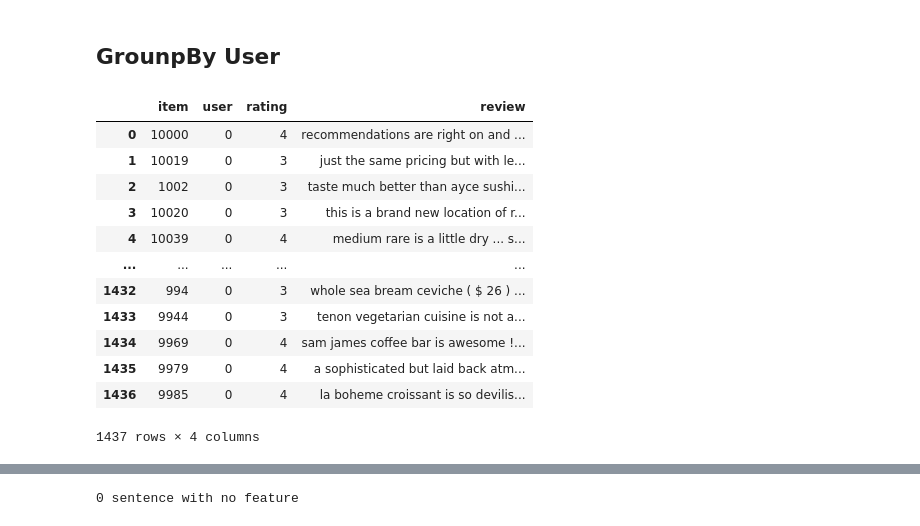
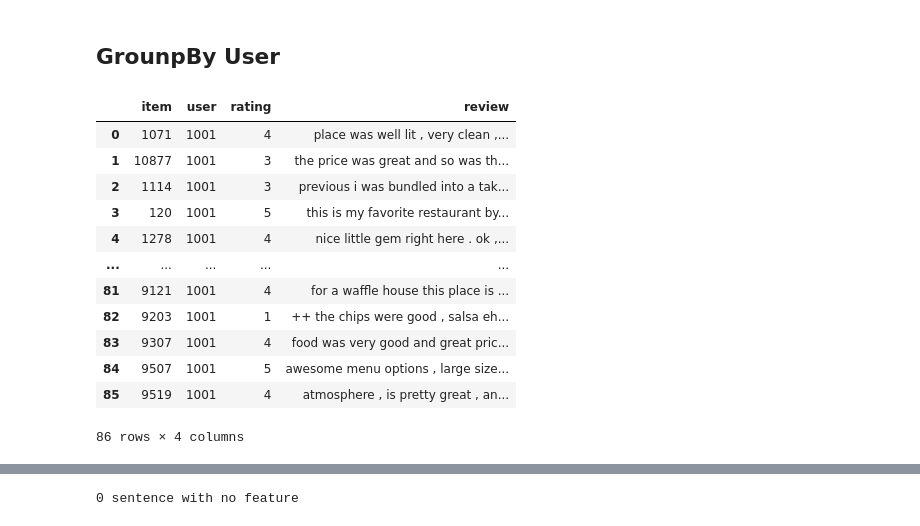
Before and after one commit to peter-peng-w/BuildDataset, a Jupyter notebook: 4-UserItemCandidateSentences_yelp.ipynb, the cells around one changed output, grey strips where cells are left out. Drawn from its saved outputs; the diff is of its cells as text; code cells hidden in the pictures.

```diff
--- a/4-UserItemCandidateSentences_yelp.ipynb
+++ b/4-UserItemCandidateSentences_yelp.ipynb
@@ -192,21 +184,21 @@ len(sentence_to_feature)
 group_by_user = df_train_data.groupby('user')
 group_by_user_dict = dict(tuple(group_by_user))
 # %%
-group_by_user_dict['0']
+group_by_user_dict['1001']
 # %% [output]
 |  | item | user | rating | review |
-| 0 | 10000 | 0 | 4 | recommendations are right on and ... |
-| 1 | 10019 | 0 | 3 | just the same pricing but with le... |
-| 2 | 1002 | 0 | 3 | taste much better than ayce sushi... |
-| 3 | 10020 | 0 | 3 | this is a brand new location of r... |
-| 4 | 10039 | 0 | 4 | medium rare is a little dry ... s... |
+| 0 | 1071 | 1001 | 4 | place was well lit , very clean ,... |
+| 1 | 10877 | 1001 | 3 | the price was great and so was th... |
+| 2 | 1114 | 1001 | 3 | previous i was bundled into a tak... |
+| 3 | 120 | 1001 | 5 | this is my favorite restaurant by... |
+| 4 | 1278 | 1001 | 4 | nice little gem right here . ok ,... |
 | ... | ... | ... | ... | ... |
-| 1432 | 994 | 0 | 3 | whole sea bream ceviche ( $ 26 ) ... |
-| 1433 | 9944 | 0 | 3 | tenon vegetarian cuisine is not a... |
-| 1434 | 9969 | 0 | 4 | sam james coffee bar is awesome !... |
-| 1435 | 9979 | 0 | 4 | a sophisticated but laid back atm... |
-| 1436 | 9985 | 0 | 4 | la boheme croissant is so devilis... |
+| 81 | 9121 | 1001 | 4 | for a waffle house this place is ... |
+| 82 | 9203 | 1001 | 1 | ++ the chips were good , salsa eh... |
+| 83 | 9307 | 1001 | 4 | food was very good and great pric... |
+| 84 | 9507 | 1001 | 5 | awesome menu options , large size... |
+| 85 | 9519 | 1001 | 4 | atmosphere , is pretty great , an... |
-1437 rows × 4 columns
+86 rows × 4 columns
 # %%
 len(group_by_user_dict)
 # %% [output]
```
Also changed, not shown: parts of 27 cells of this notebook, 5 other files.
